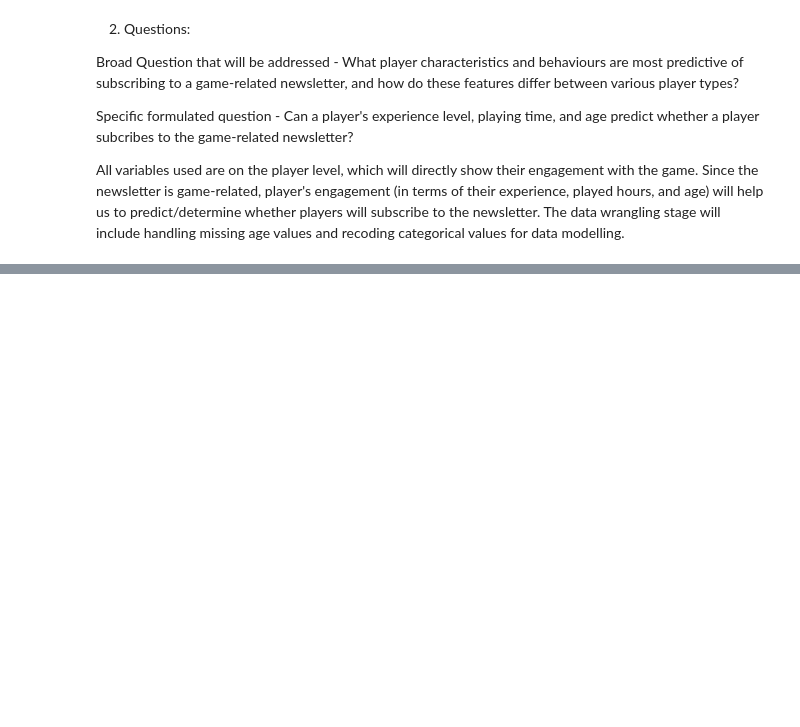
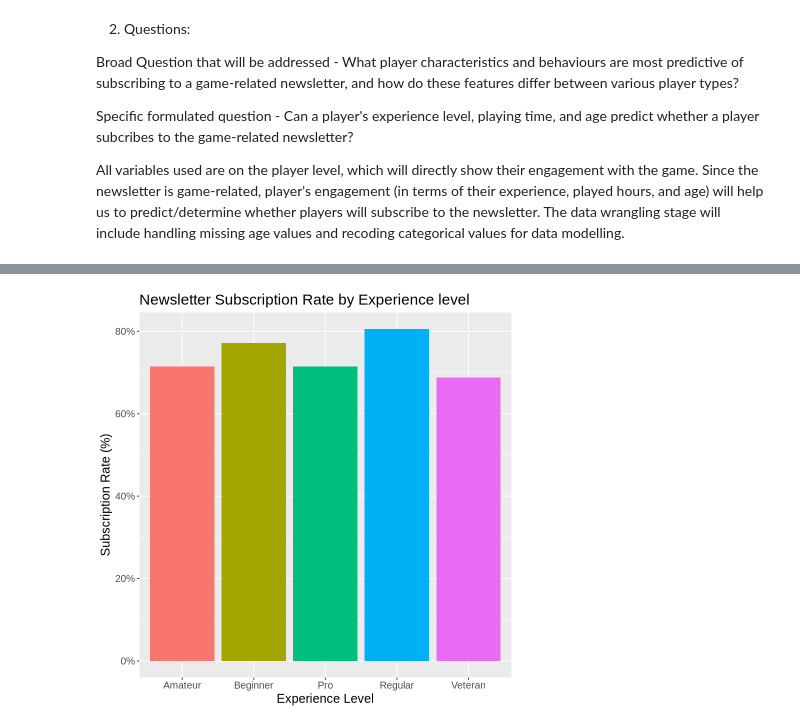
Before and after one commit to ineshsingh29-bit/DSCI100-template, a Jupyter notebook: Individual_Project_planning.ipynb, the cells around one changed output, grey strips where cells are left out. Saved outputs shown, nothing was run; the diff lists cells and outputs as text; code cells hidden in the pictures; blank space fills up the shorter version.

```diff
--- a/Individual_Project_planning.ipynb
+++ b/Individual_Project_planning.ipynb
@@ -117,0 +120,5 @@ The data wrangling stage will include handling missing age values and recoding c
+# %%
+#Demonstrating dataset loading
+players <- read_csv("players.csv")
+
+head(players)
@@ -117,0 +144,19 @@ The data wrangling stage will include handling missing age values and recoding c
+# %%
+#selecting necessary variables
+
+players_select <- players |>
+    select(subscribe, experience, played_hours, Age)
+
+#converting categorical variables to factors
+
+players_select <- players_select |>
+    mutate(subscribe = as.factor(subscribe), experience = as.factor(experience))
+
+#mean values for numeric varuables
+
+mean_summary <- players_select |>
+    summarise(mean_played_hours = mean(played_hours, na.rm = TRUE), mean_age = mean(Age, na.rm = TRUE)) |>
+    mutate(across(everything(), ~round(.x, 2)))
+
+head(players_select)
+mean_summary
@@ -117,0 +177,16 @@ The data wrangling stage will include handling missing age values and recoding c
+# %%
+#Plot 1 - subscription rate by player experience
+
+players_select |>
+    group_by(experience, subscribe) |>
+    summarise(count = n(), .groups = "drop") |>
+    group_by(experience) |>
+    mutate(prop = count / sum(count)) |>
+    filter(subscribe == "TRUE") |>
+    ggplot(aes(x = experience, y = prop, fill = experience)) +
+    scale_y_continuous(labels = scales::percent_format()) +
+    geom_col(show.legend = FALSE) +
+    labs(title = "Newsletter Subscription Rate by Experience level", x = "Experience Level", y = "Subscription Rate (%)") +
+    theme(text = element_text(size = 15))
+# %% [output]
+[figure, added]
```
Also changed, not shown: parts of 5 cells of this notebook.
